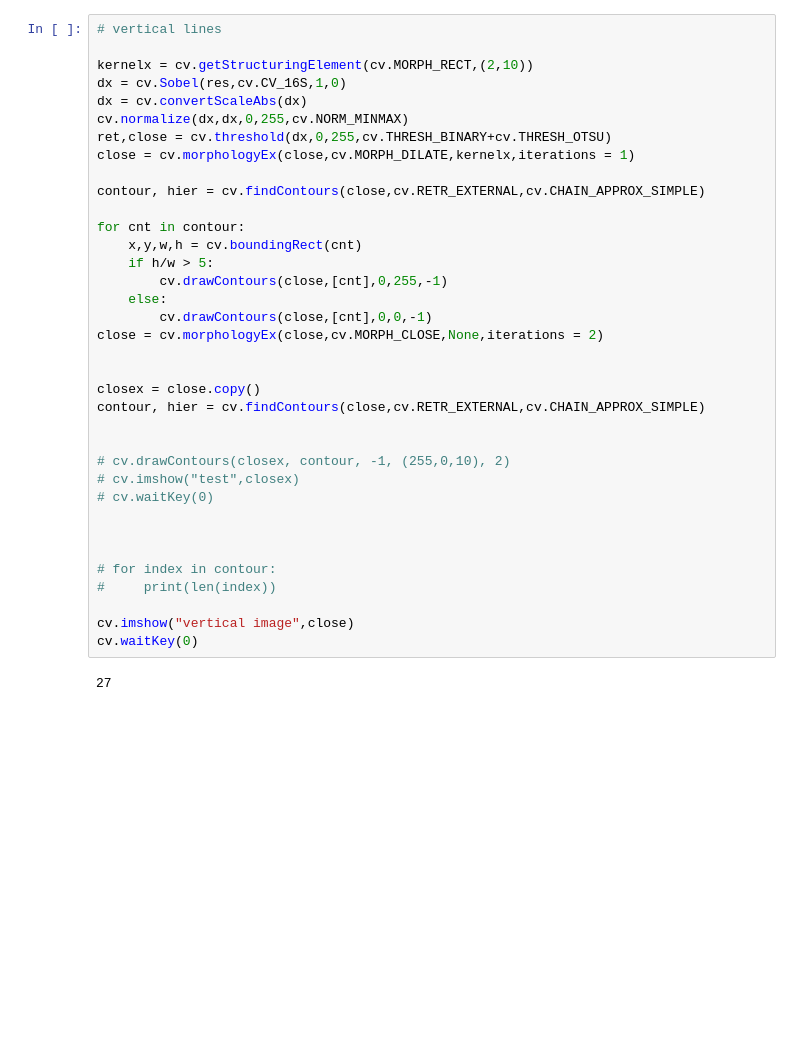
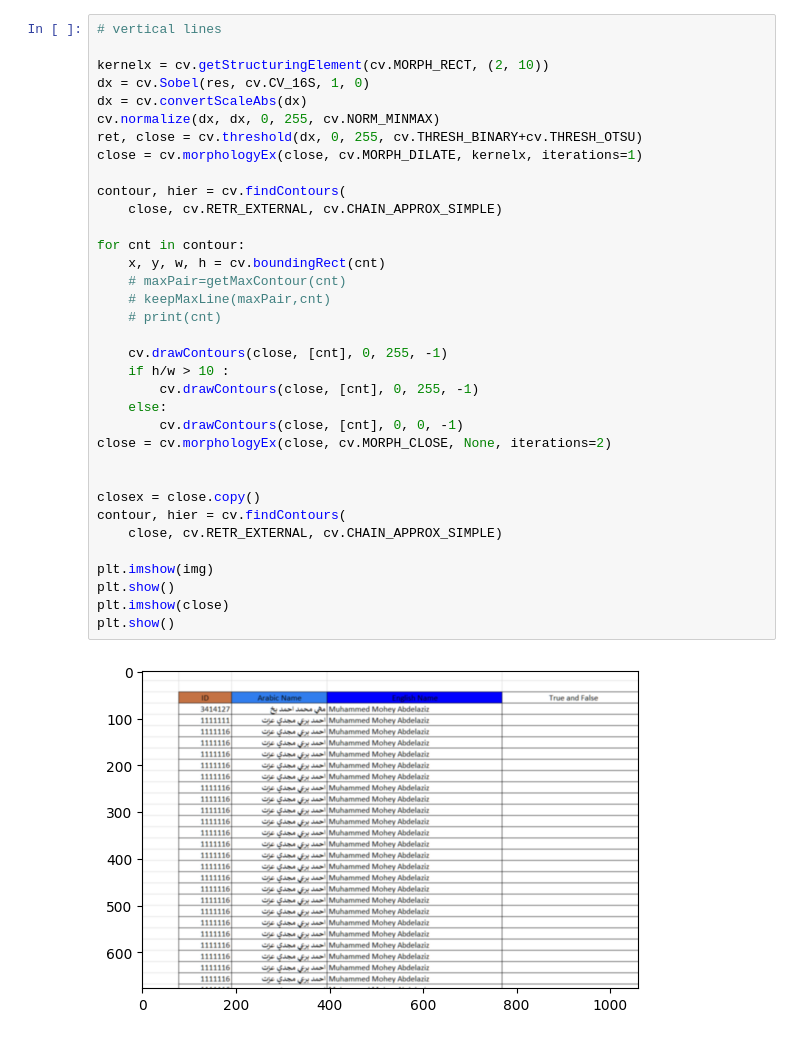
Before and after one commit to ZiadSheriif/Sa7a7LY, a Jupyter notebook: extract-cells.ipynb, the cells around one changed output. Cells and saved outputs as stored; diff of their text form; blank space fills up the shorter version.

Commit message:
feat: add first trail by contours

```diff
--- a/extract-cells.ipynb
+++ b/extract-cells.ipynb
@@ -37,38 +58,37 @@ res = cv.bitwise_and(res, mask)
 # %%
 # vertical lines
 
-kernelx = cv.getStructuringElement(cv.MORPH_RECT,(2,10))
-dx = cv.Sobel(res,cv.CV_16S,1,0)
+kernelx = cv.getStructuringElement(cv.MORPH_RECT, (2, 10))
+dx = cv.Sobel(res, cv.CV_16S, 1, 0)
 dx = cv.convertScaleAbs(dx)
-cv.normalize(dx,dx,0,255,cv.NORM_MINMAX)
-ret,close = cv.threshold(dx,0,255,cv.THRESH_BINARY+cv.THRESH_OTSU)
-close = cv.morphologyEx(close,cv.MORPH_DILATE,kernelx,iterations = 1)
+cv.normalize(dx, dx, 0, 255, cv.NORM_MINMAX)
+ret, close = cv.threshold(dx, 0, 255, cv.THRESH_BINARY+cv.THRESH_OTSU)
+close = cv.morphologyEx(close, cv.MORPH_DILATE, kernelx, iterations=1)
 
-contour, hier = cv.findContours(close,cv.RETR_EXTERNAL,cv.CHAIN_APPROX_SIMPLE)
+contour, hier = cv.findContours(
+    close, cv.RETR_EXTERNAL, cv.CHAIN_APPROX_SIMPLE)
 
 for cnt in contour:
-    x,y,w,h = cv.boundingRect(cnt)
-    if h/w > 5:
-        cv.drawContours(close,[cnt],0,255,-1)
+    x, y, w, h = cv.boundingRect(cnt)
+    # maxPair=getMaxContour(cnt)
+    # keepMaxLine(maxPair,cnt)
+    # print(cnt)
+
+    cv.drawContours(close, [cnt], 0, 255, -1)
+    if h/w > 10 :
+        cv.drawContours(close, [cnt], 0, 255, -1)
     else:
-        cv.drawContours(close,[cnt],0,0,-1)
-close = cv.morphologyEx(close,cv.MORPH_CLOSE,None,iterations = 2)
+        cv.drawContours(close, [cnt], 0, 0, -1)
+close = cv.morphologyEx(close, cv.MORPH_CLOSE, None, iterations=2)
 
 
 closex = close.copy()
-contour, hier = cv.findContours(close,cv.RETR_EXTERNAL,cv.CHAIN_APPROX_SIMPLE)
+contour, hier = cv.findContours(
+    close, cv.RETR_EXTERNAL, cv.CHAIN_APPROX_SIMPLE)
 
-
-# cv.drawContours(closex, contour, -1, (255,0,10), 2)
-# cv.imshow("test",closex)
-# cv.waitKey(0)
-
-
-
-# for index in contour:
-#     print(len(index))
-
-cv.imshow("vertical image",close)
-cv.waitKey(0)
+plt.imshow(img)
+plt.show()
+plt.imshow(close)
+plt.show()
 # %% [output]
-27
+[figure, added]
```
Also changed, not shown: parts of 7 cells of this notebook.
